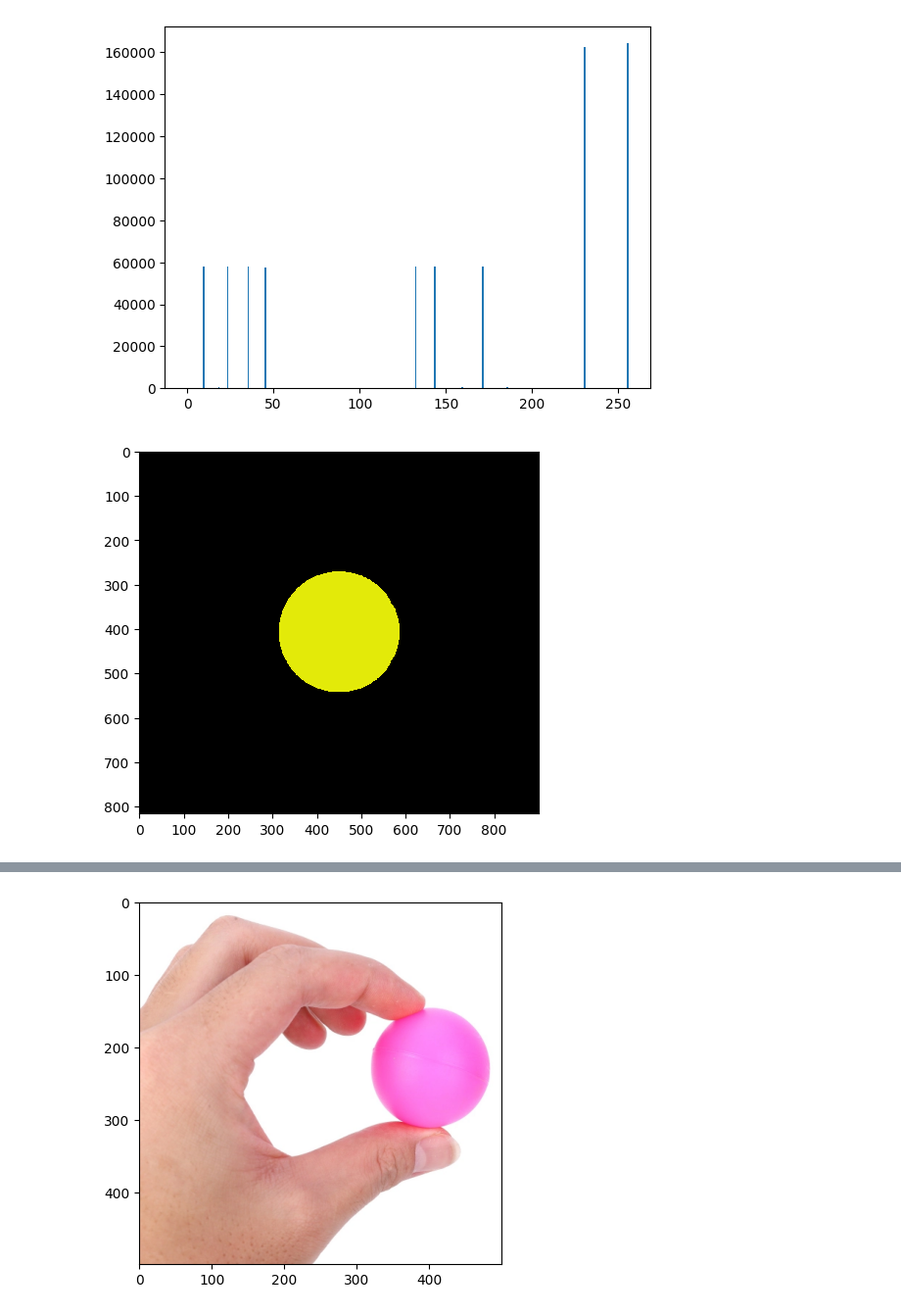
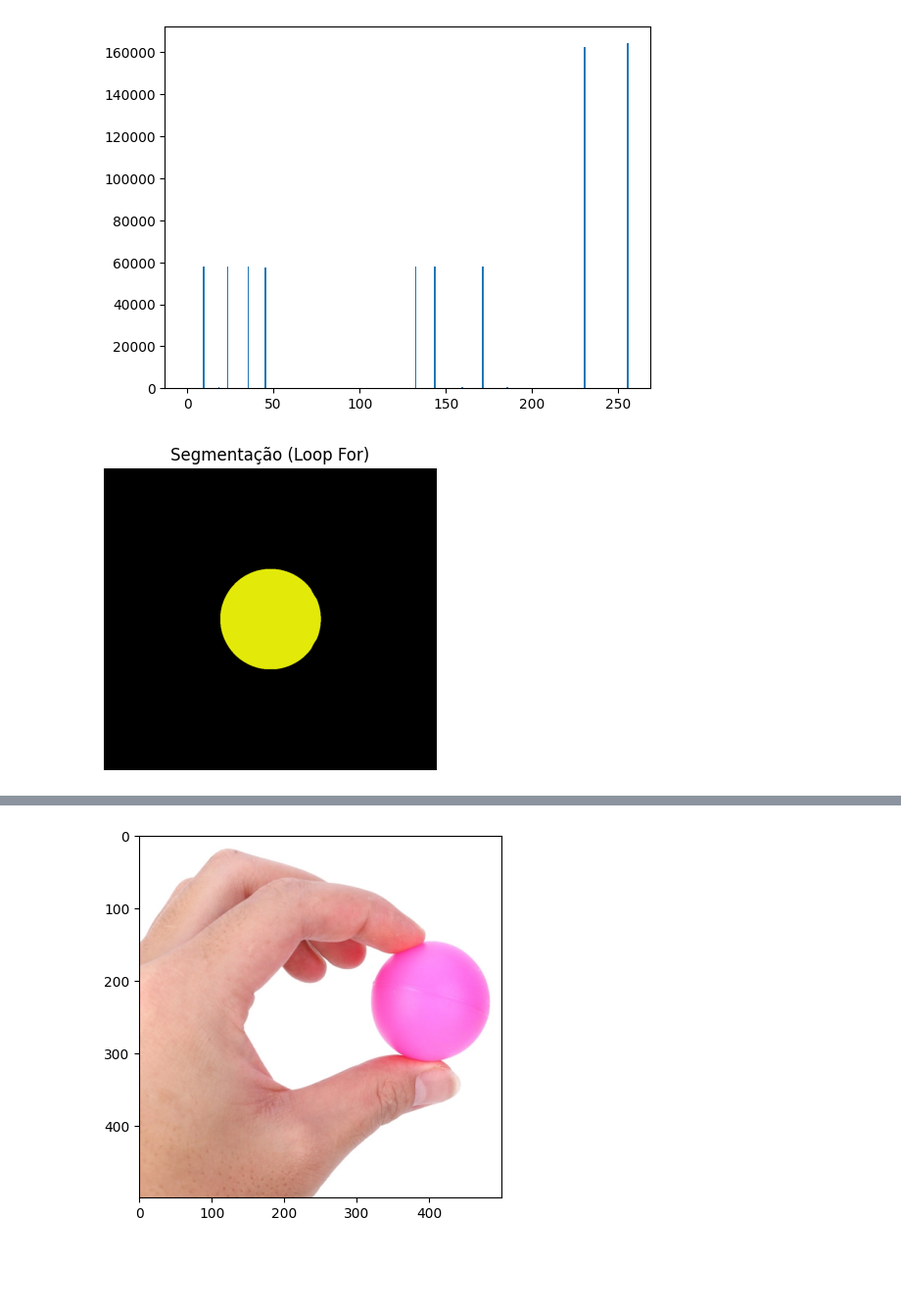
Before and after one commit to arnaldojr/cognitivecomputing, a Jupyter notebook: material/aulas/PDI/lab03/atividade3.ipynb, the cells around one changed output, grey strips where cells are left out. Shown at 98% size. Drawn from its saved outputs; the diff is of its cells as text; code cells hidden in the pictures; blank space fills up the shorter version.

```diff
--- a/material/aulas/PDI/lab03/atividade3.ipynb
+++ b/material/aulas/PDI/lab03/atividade3.ipynb
@@ -76,25 +194,23 @@ plt.hist(image[:,:,2].ravel(),256,[0,256]); plt.show()
 # %% [output]
 [figure]
 [figure]
-# %%
-image2 = image.copy()
-gray_r = image2[:,:,0]
-gray_g = image2[:,:,1]
-gray_b = image2[:,:,2]
-
-img_bola = image2.copy()
-
-for y in range(0, image2.shape[0]):
-    for x in range(0, image2.shape[1]):
-
-        if gray_g[y,x] <= 230:
-            img_bola[y,x]= 0
-        if gray_b[y,x] >= 240:
-            img_bola[y,x]= 0
-
-
-
-plt.imshow(img_bola, interpolation="none")
-plt.show()
-# %% [output]
-[figure, removed]
+# %%
+# Cria uma cópia para a segmentação
+img_bola = image.copy()
+
+# Varredura pixel a pixel utilizando laços for
+for y in range(img_bola.shape[0]):
+    for x in range(img_bola.shape[1]):
+        # Condições aplicadas para o pixel (no formato RGB)
+        # Aqui, se o canal verde <= 230 ou o canal vermelho >= 240, zera o pixel
+        if img_bola[y, x, 1] <= 230 or img_bola[y, x, 0] >= 240:
+            img_bola[y, x] = [0, 0, 0]
+
+plt.figure(figsize=(6,4))
+plt.title('Segmentação (Loop For)')
+# Convertendo de BGR para RGB para exibição correta
+plt.imshow(img_bola)
+plt.axis('off')
+plt.show()
+# %% [output]
+[figure, added]
```
Also changed, not shown: parts of 17 cells of this notebook, 3 other files.
